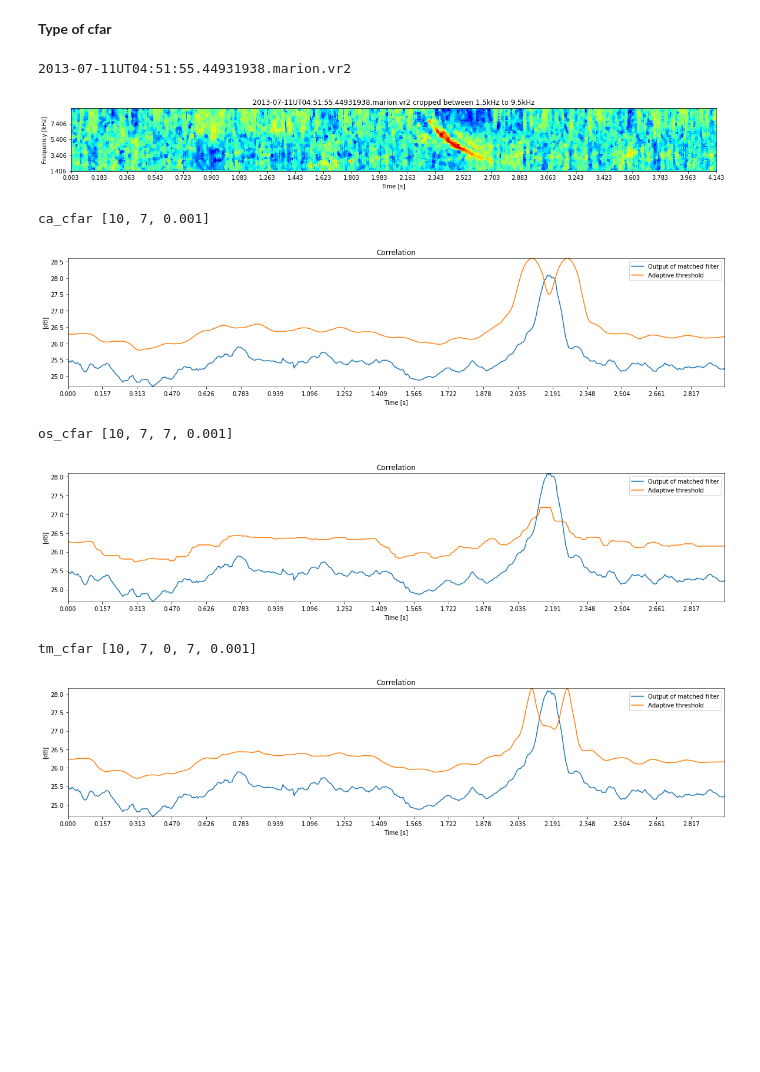
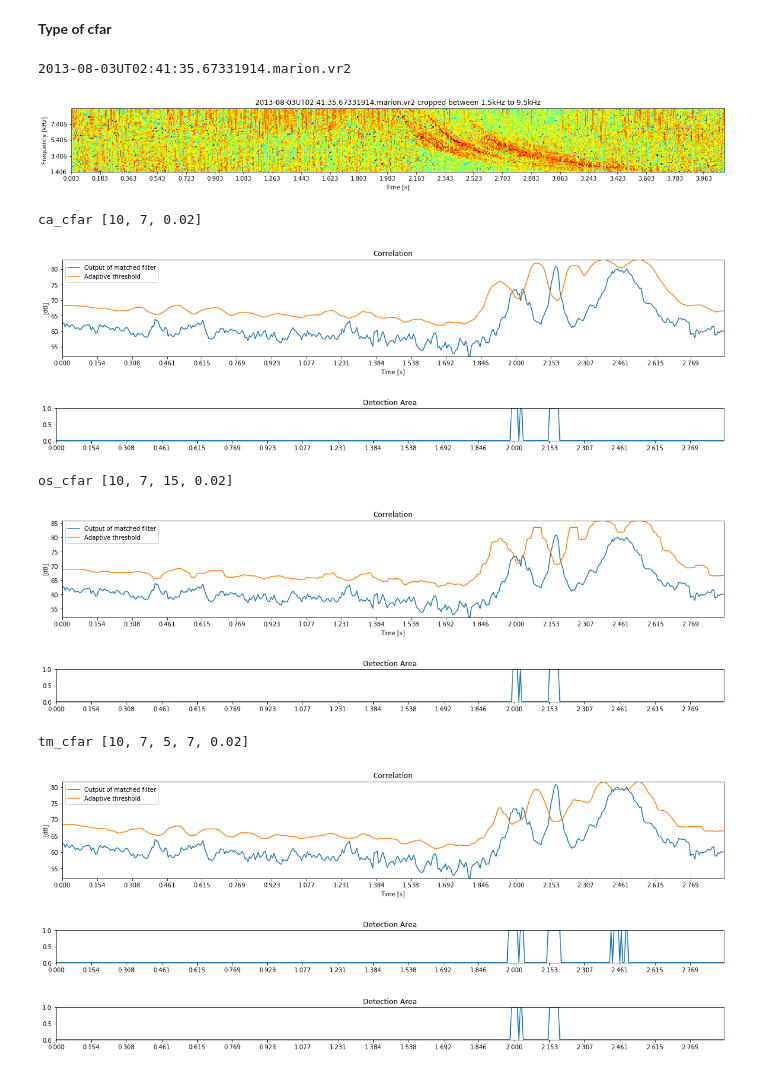
Before and after one commit to Kojey/MSc-whistler-waves-detector, a Jupyter notebook: ipy/report/chapter5_3.ipynb, the cells around one changed output. Saved outputs shown, nothing was run; the diff lists cells and outputs as text; code cells hidden in the pictures; blank space fills up the shorter version.

```diff
--- a/ipy/report/chapter5_3.ipynb
+++ b/ipy/report/chapter5_3.ipynb
@@ -166,37 +166,56 @@ One sided Window duration = 17, 111.92ms
 **Type of cfar**
 # %%
 file = np.random.choice(database.get_train(),1)[0]
+# file = '2013-07-26UT01:21:37.31171914.marion.vr2' # perfect perfect
+# file = '2013-01-27UT01:02:20.38947602.marion.vr2' # perfect cfar example
+# file = '2013-07-29UT02:52:11.93571922.marion.vr2'
+
 # file = '2013-04-22UT01:28:03.48279656.marion.vr2'
 # file = '2013-07-23UT17:43:48.20451906.marion.vr2'
+# file = '2013-07-05UT19:09:09.53571914.marion.vr2'
+# file = '2013-07-23UT17:43:48.20451906.marion.vr2'
+# file = '2013-07-04UT18:57:16.16611930.marion.vr2'
+
+# thick
+# file = '2013-07-29UT13:35:32.63971914.marion.vr2'
+# file = '2013-07-30UT22:42:37.67651922.marion.vr2'
+# file = '2013-07-29UT14:10:55.64771914.marion.vr2'
+# file = '2013-07-02UT16:02:40.59491914.marion.vr2'
+# file ='2013-07-10UT19:35:10.41891938.marion.vr2'
 print(file)
 sample = SampleDetector(dataset_loc, site, file)
 freq_size = 4
 sample.set_figsize(freq_size*sample.get_time_freq_ratio(dec=0), freq_size)
 figsize=sample.get_figsize()
-transforms = ['slice', 'zscore','medfilt']
-transforms_params = [[1.5,9.5], ['None'],[(3,3)]]
+transforms = ['slice', 'zscore']#,'medfilt']
+transforms_params = [[1.5,9.5], ['None']]#,[(3,3)]]
 
 sample.spectrogram_with_axis(log10=True)
 sample.set_figsize(freq_size*sample.get_time_freq_ratio(dec=0), freq_size/2)
 sample.apply_transform(transforms, transforms_params)
 sample.spectrogram_plot(figsize=sample.get_figsize(), xlabel='Time [s]', ylabel='Frequency [kHz]',zlabel='sprectrum magnitude [dB]',
                            xaxis=True, yaxis=True,ticks=[0.18,2],
                            title=sample.get_file()+" cropped between 1.5kHz to 9.5kHz", cmap='jet', cmap_show=False)
-kernel = sample.load_kernel('sim', [0.35,80,10])
-N, G, pfa = 10,7,1e-3
-k, T1,T2 = 7, 0, 7
+kernel = sample.load_kernel('sim', [0.35,80,1])
+figsize=sample.get_figsize()
+figsize = (figsize[0],3)
+N, G, pfa = 10,7, 2e-2
+k, T1,T2 = 15, 5, 7
 for detector, detector_params in zip(['ca_cfar','os_cfar','tm_cfar'],[[N,G,pfa],[N,G,k,pfa],[N,G,T1,T2,pfa]]):
     print(detector, detector_params)
     sample.plot_corr_output(transforms, transforms_params, detector, detector_params, kernel=kernel, thresholds=[], detection=True, figsize=figsize)
-#     sample.plot_detection_area(transforms, transforms_params, detector, detector_params, kernel=kernel)
-
-# sample.plot_linear_fusion_cfar(transforms, transforms_params, kernel,[N,G,pfa],[N,G,k,pfa],[N,G,T1,T2,pfa])
+    sample.plot_detection_area(transforms, transforms_params, detector, detector_params, kernel=kernel, figsize=(figsize[0],1))
+sample.plot_linear_fusion_cfar(transforms, transforms_params, kernel,[N,G,pfa],[N,G,k,pfa],[N,G,T1,T2,pfa], figsize=(figsize[0],1))
 # %% [output]
-2013-07-11UT04:51:55.44931938.marion.vr2
+2013-08-03UT02:41:35.67331914.marion.vr2
-[figure, old version]
+[figure, new version]
-ca_cfar [10, 7, 0.001]
+ca_cfar [10, 7, 0.02]
-[figure, old version]
+[figure, new version]
+[figure, new version]
-os_cfar [10, 7, 7, 0.001]
+os_cfar [10, 7, 15, 0.02]
-[figure, old version]
+[figure, new version]
+[figure, added]
-tm_cfar [10, 7, 0, 7, 0.001]
+tm_cfar [10, 7, 5, 7, 0.02]
-[figure, old version]
+[figure, added]
+[figure, added]
+[figure, added]
```
Also changed, not shown: parts of 4 cells of this notebook, 2 other files.
